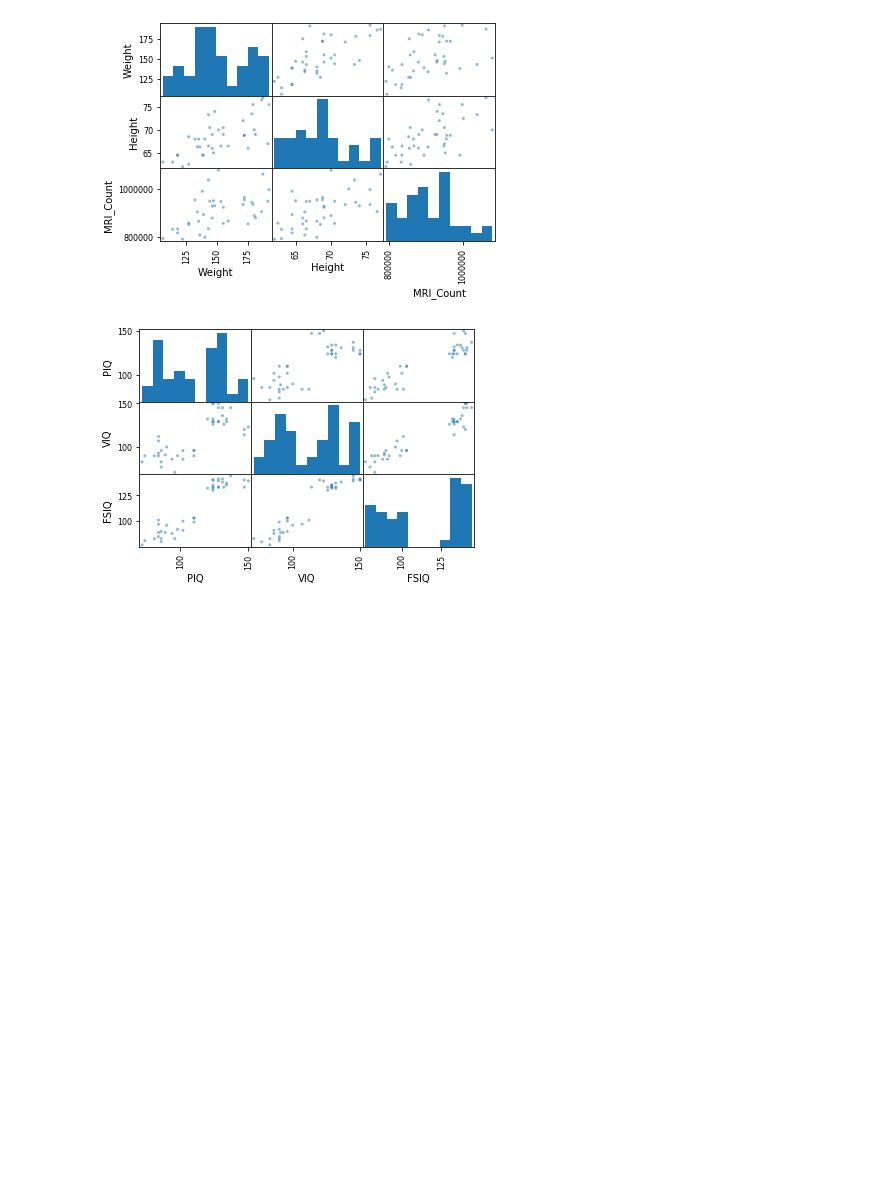
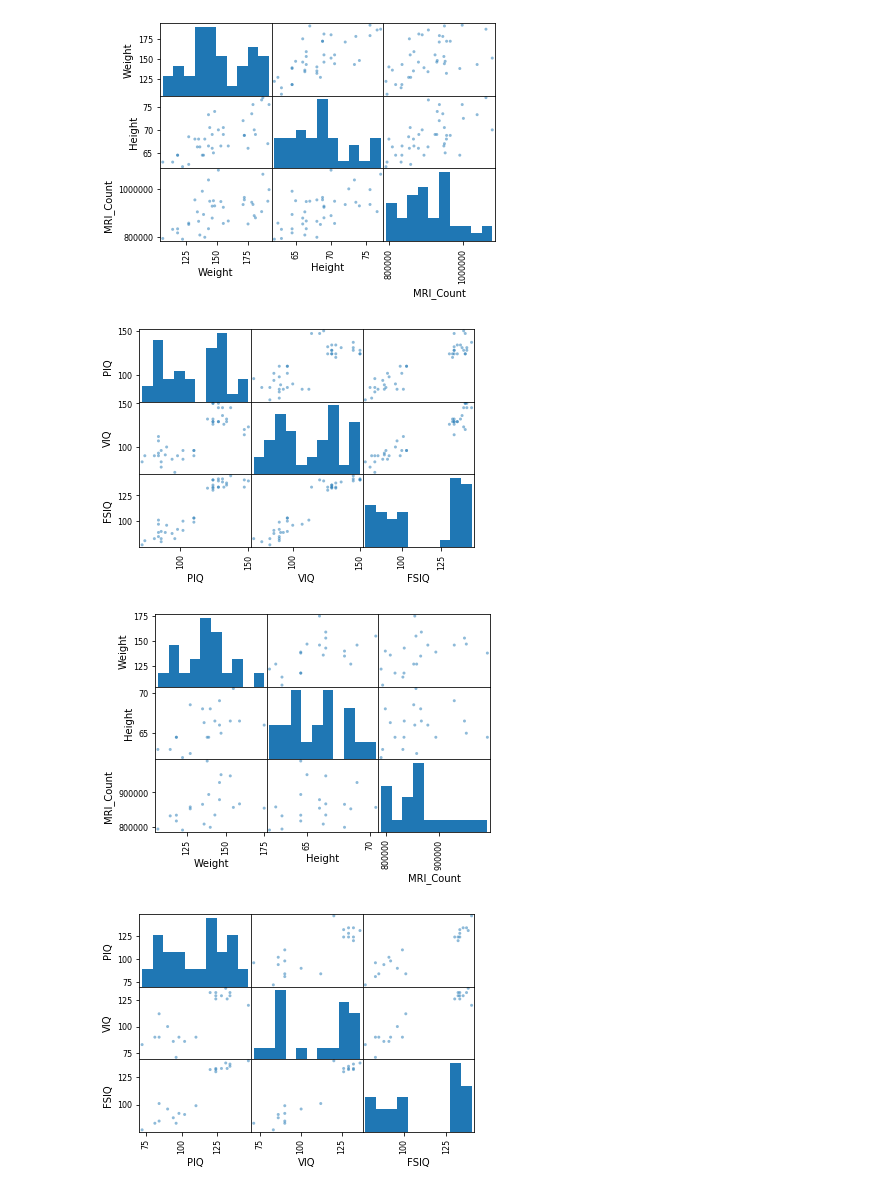
Before and after one commit to after23/-ET3107-Pemrograman-Lanjut, a Jupyter notebook: Latihan 3.1.1 dan 3.1.3/Latihan 3.1.1.ipynb, the cells around one changed output. Saved outputs shown, nothing was run; the diff lists cells and outputs as text; code cells hidden in the pictures; blank space fills up the shorter version.

```diff
--- a/Latihan 3.1.1 dan 3.1.3/Latihan 3.1.1.ipynb
+++ b/Latihan 3.1.1 dan 3.1.3/Latihan 3.1.1.ipynb
@@ -104,3 +104,10 @@ plt.show()
 # %% [output]
 [figure]
 [figure]
+# %%
+plotting.scatter_matrix(data[data['Gender']=='Female'][['Weight','Height','MRI_Count']])
+plotting.scatter_matrix(data[data['Gender']=='Female'][['PIQ', 'VIQ', 'FSIQ']])
+plt.show()
+# %% [output]
+[figure, added]
+[figure, added]
```
Also changed, not shown: parts of 1 cell of this notebook.
